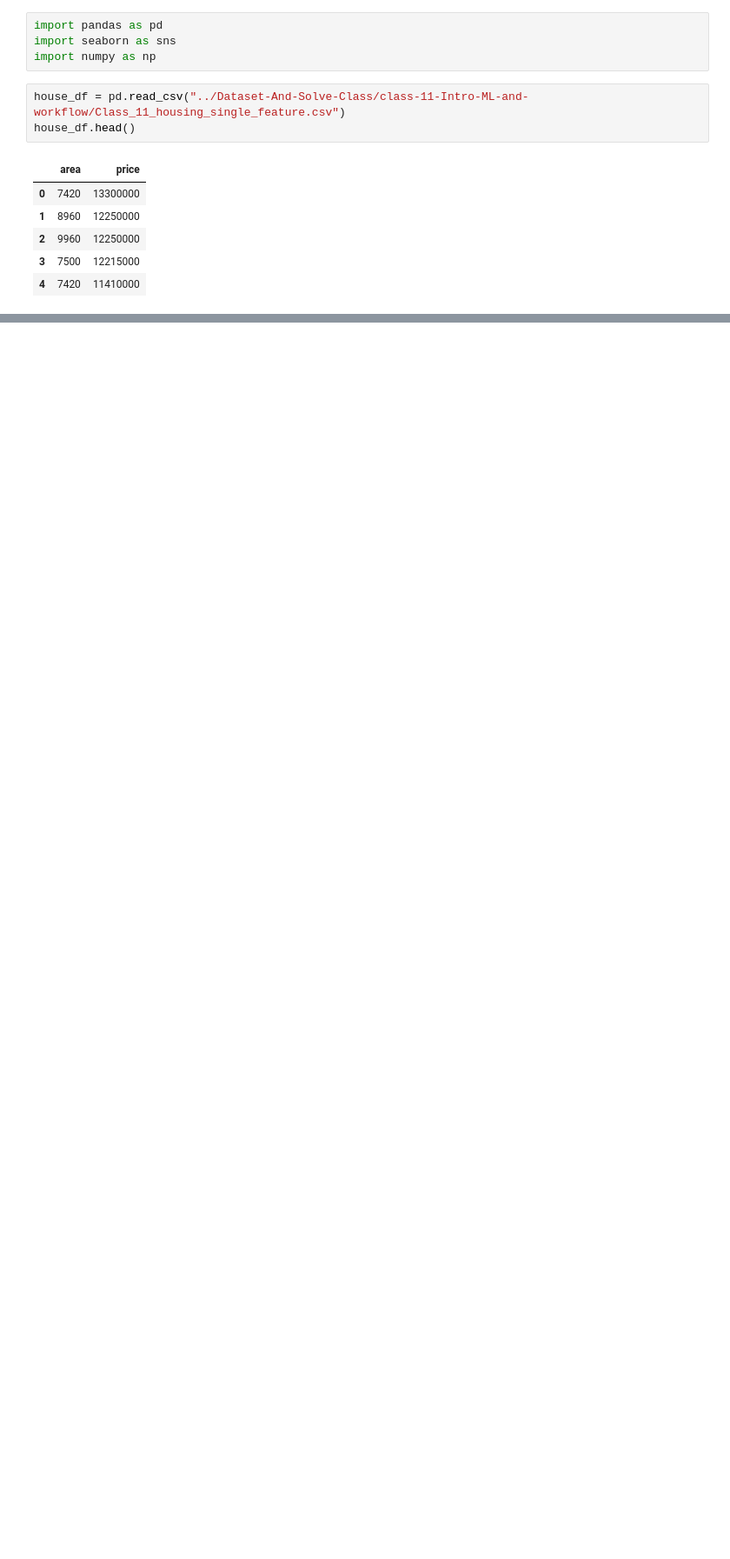
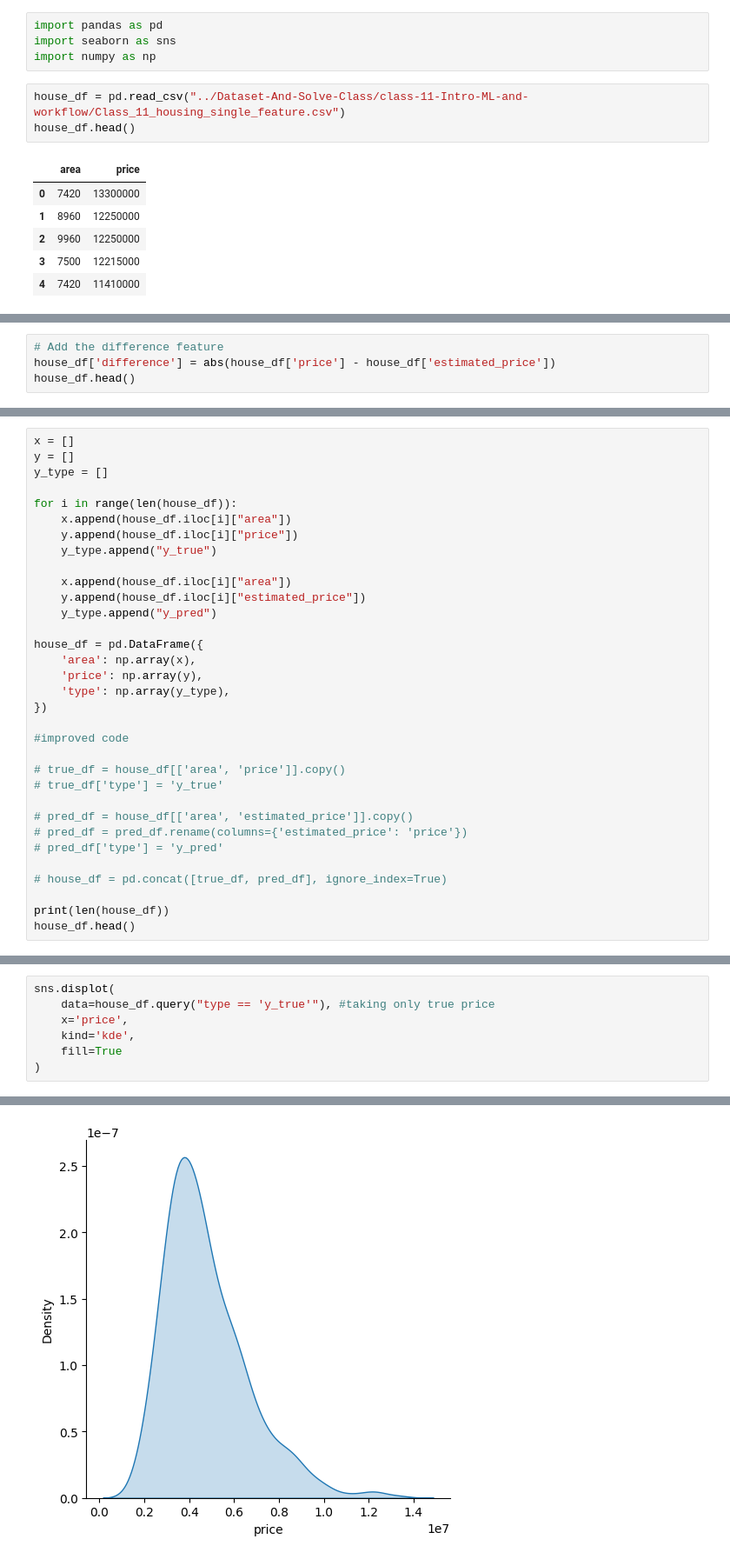
Before and after one commit to ShajibEwuCse19/Bongo-Dev-DS-AI-ML-Course-Practice-Repo, a Jupyter notebook: my-practice/practice-class-11-housing-single-feature.ipynb, the cells around one changed output, grey strips where cells are left out. Shown at 87% size. Saved outputs shown, nothing was run; the diff lists cells and outputs as text; blank space fills up the shorter version.

```diff
--- a/my-practice/practice-class-11-housing-single-feature.ipynb
+++ b/my-practice/practice-class-11-housing-single-feature.ipynb
@@ -14,0 +86,4 @@ house_df.head()
+# %%
+# Add the difference feature
+house_df['difference'] = abs(house_df['price'] - house_df['estimated_price'])
+house_df.head()
@@ -14,0 +111,33 @@ house_df.head()
+# %%
+x = []
+y = []
+y_type = []
+
+for i in range(len(house_df)):
+    x.append(house_df.iloc[i]["area"])
+    y.append(house_df.iloc[i]["price"])
+    y_type.append("y_true")
+
+    x.append(house_df.iloc[i]["area"])
+    y.append(house_df.iloc[i]["estimated_price"])
+    y_type.append("y_pred")
+
+house_df = pd.DataFrame({
+    'area': np.array(x),
+    'price': np.array(y),
+    'type': np.array(y_type),
+})
+
+#improved code
+
+# true_df = house_df[['area', 'price']].copy()
+# true_df['type'] = 'y_true'
+
+# pred_df = house_df[['area', 'estimated_price']].copy()
+# pred_df = pred_df.rename(columns={'estimated_price': 'price'})
+# pred_df['type'] = 'y_pred'
+
+# house_df = pd.concat([true_df, pred_df], ignore_index=True)
+
+print(len(house_df))
+house_df.head()
@@ -14,0 +161,8 @@ house_df.head()
+# %%
+sns.displot(
+    data=house_df.query("type == 'y_true'"), #taking only true price
+    x='price',
+    kind='kde',
+    fill=True
+)
+# %% [output]
@@ -14,0 +170 @@ house_df.head()
+[figure, added]
```
Also changed, not shown: parts of 15 cells of this notebook, 1 other file.
